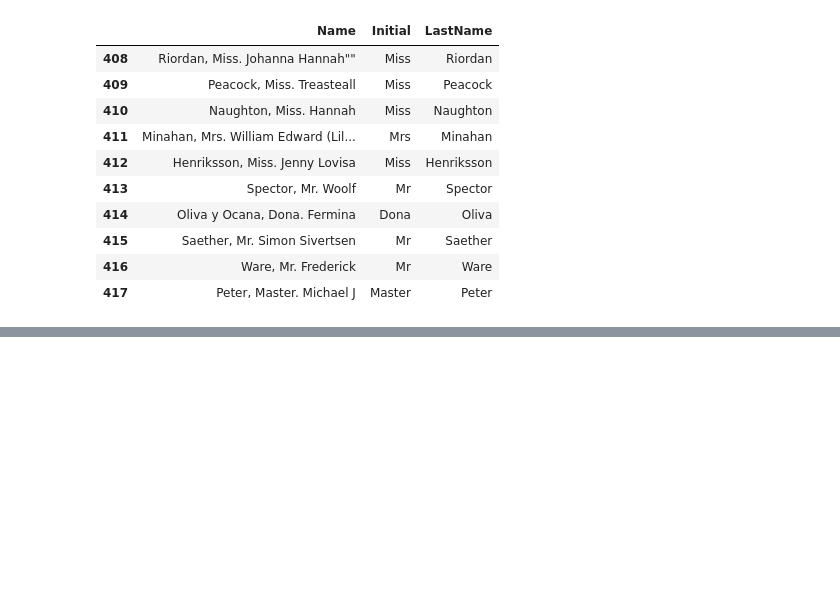
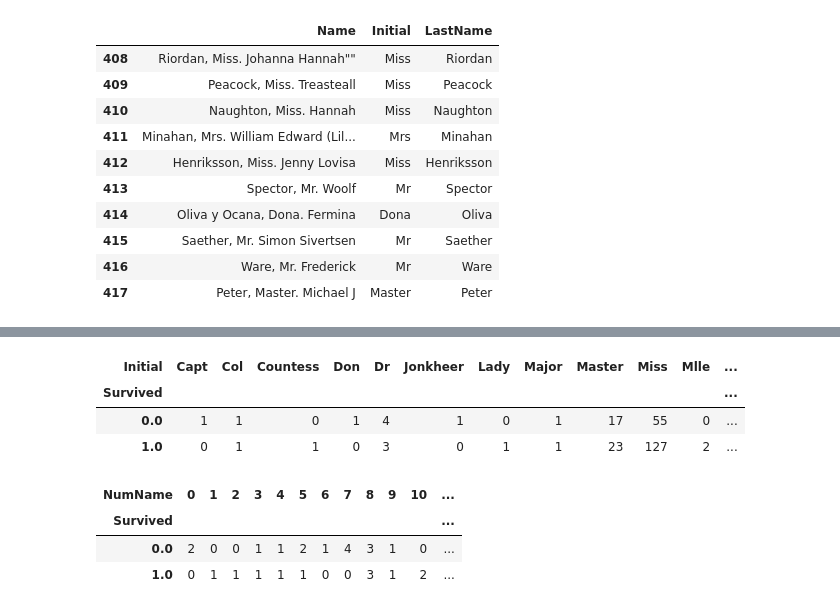
Before and after one commit to SoonKi-Eun/Kaggle, a Jupyter notebook: titanic-test-1.ipynb, the cells around one changed output, grey strips where cells are left out. Cells and saved outputs as stored; diff of their text form; code cells hidden in the pictures; blank space fills up the shorter version.

```diff
--- a/titanic-test-1.ipynb
+++ b/titanic-test-1.ipynb
@@ -363,0 +371,7 @@ temp[['Name' , 'Initial' , 'LastName' ]].tail(n = 10)
+# %%
+#Dona의 나이 = 39
+#Dona의 Nan -> Mrs
+temp.loc[temp['Initial'] == 'Dona', 'Initial'] = 'Mrs'
+
+#Dona Check
+temp.loc[temp['Name'] == 'Oliva y Ocana, Dona. Fermina']
@@ -363,0 +404,7 @@ temp[['Name' , 'Initial' , 'LastName' ]].tail(n = 10)
+# %%
+pd.crosstab(temp.Initial, temp.Survived).T.style.background_gradient(cmap='summer_r')
+# %% [output]
+| Initial | Capt | Col | Countess | Don | Dr | Jonkheer | Lady | Major | Master | Miss | Mlle | ... |
+| Survived |  |  |  |  |  |  |  |  |  |  |  | ... |
+| 0.0 | 1 | 1 | 0 | 1 | 4 | 1 | 0 | 1 | 17 | 55 | 0 | ... |
+| 1.0 | 0 | 1 | 1 | 0 | 3 | 0 | 1 | 1 | 23 | 127 | 2 | ... |
@@ -363,0 +415,7 @@ temp[['Name' , 'Initial' , 'LastName' ]].tail(n = 10)
+# %%
+pd.crosstab(temp.NumName, temp.Survived).T.style.background_gradient(cmap='summer_r')
+# %% [output]
+| NumName | 0 | 1 | 2 | 3 | 4 | 5 | 6 | 7 | 8 | 9 | 10 | ... |
+| Survived |  |  |  |  |  |  |  |  |  |  |  | ... |
+| 0.0 | 2 | 0 | 0 | 1 | 1 | 2 | 1 | 4 | 3 | 1 | 0 | ... |
+| 1.0 | 0 | 1 | 1 | 1 | 1 | 1 | 0 | 0 | 3 | 1 | 2 | ... |
```
Also changed, not shown: parts of 8 cells of this notebook.
